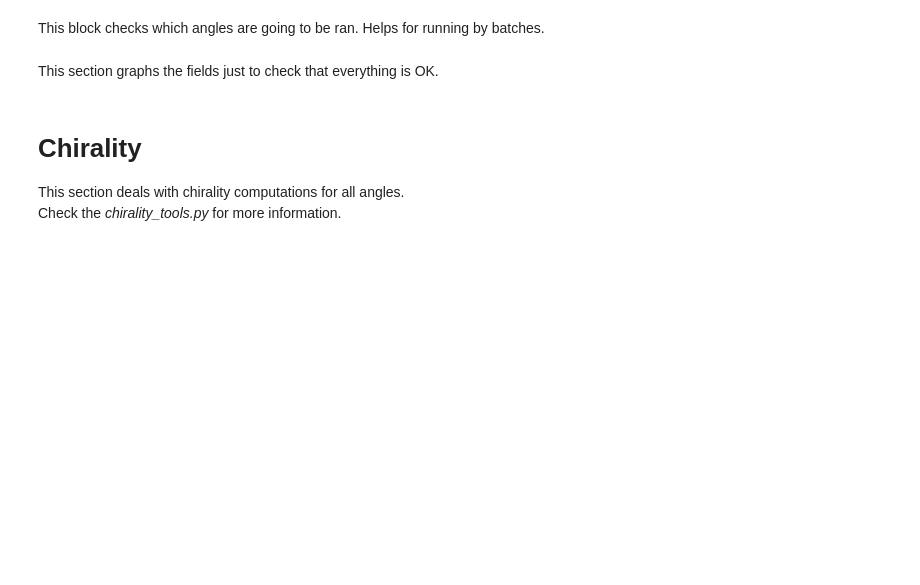
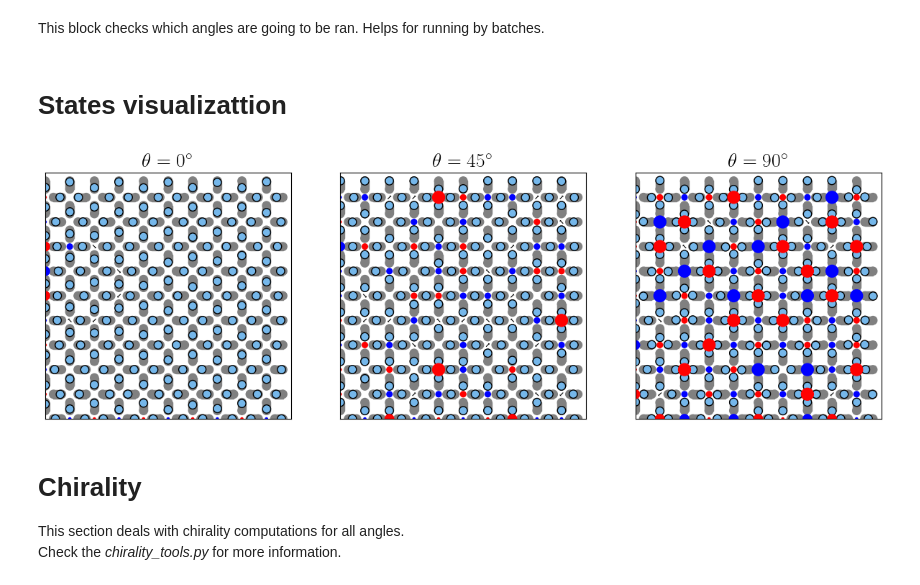
Before and after one commit to leogabac/rotBField, a Jupyter notebook: scripts/test11_ordermd.ipynb, the cells around one changed output. Saved outputs shown, nothing was run; the diff lists cells and outputs as text; code cells hidden in the pictures; blank space fills up the shorter version.

```diff
--- a/scripts/test11_ordermd.ipynb
+++ b/scripts/test11_ordermd.ipynb
@@ -252,5 +234,3 @@ for angle in angle_select:
         print("Saved ctrj")
 
     clear_output(wait=True)
-# %% [markdown]
-This section graphs the fields just to check that everything is OK.
@@ -266,3 +237,61 @@ ax[2].plot(np.array(trj_raw.loc[idx[:,1],"t"]),np.array(trj_raw.loc[idx[:,1],"mu
+# %% [markdown]
+# States visualizattion
+# %%
+ctrjs = {
+    '0':pd.read_csv("../data/test11/angles/0/ctrj/ctrj1.csv",index_col=[0,1]).drop(columns='type'),
+    '45': pd.read_csv("../data/test11/angles/45/ctrj/ctrj1.csv",index_col=[0,1]).drop(columns='type'),
+    '90': pd.read_csv("../data/test11/angles/90/ctrj/ctrj8.csv",index_col=[0,1]).drop(columns='type')
+}
+
+vrt = dict()
+for key,ctrj in ctrjs.items():
+    v = ice.vertices()
+    v = v.trj_to_vertices(ctrj.loc[2399,:])
+    vrt[key] = v
+# %%
+fig, axes = plt.subplots(1,3,figsize=(15,5))
+
+ax = axes[0]
+key = '0'
+ice.draw_frame(ctrjs[key],
+               region=[0,300,0,300],
+               radius=params["particle_radius"].magnitude,
+               cutoff=params["trap_sep"].magnitude/2,
+               particle_color='#75b7ea',
+               trap_color='gray',
+               ax = ax)
+vrt[key].display(ax)
+ax.set_title(f"$\\theta = {key} ^\\circ$", fontsize=20)
+
+ax = axes[1]
+key = '45'
+ice.draw_frame(ctrjs[key],
+               region=[0,300,0,300],
+               radius=params["particle_radius"].magnitude,
+               cutoff=params["trap_sep"].magnitude/2,
+               particle_color='#75b7ea',
+               trap_color='gray',
+               ax = ax)
+vrt[key].display(ax)
+ax.set_title(f"$\\theta = {key} ^\\circ$", fontsize=20)
+
+ax = axes[2]
+key = '90'
+ice.draw_frame(ctrjs[key],
+               region=[0,300,0,300],
+               radius=params["particle_radius"].magnitude,
+               cutoff=params["trap_sep"].magnitude/2,
+               particle_color='#75b7ea',
+               trap_color='gray',
+               ax = ax)
+vrt[key].display(ax)
+ax.set_title(f"$\\theta = {key} ^\\circ$", fontsize=20)
+
+fig.savefig("../data/sys_figs.pdf",bbox_inches='tight')
+fig.savefig("../data/sys_figs.jpeg",dpi=300,)
+plt.show()
+# %% [output]
+[figure, added]
 # %% [markdown]
 # Chirality
 
```
Also changed, not shown: parts of 13 cells of this notebook, 13 other files.
